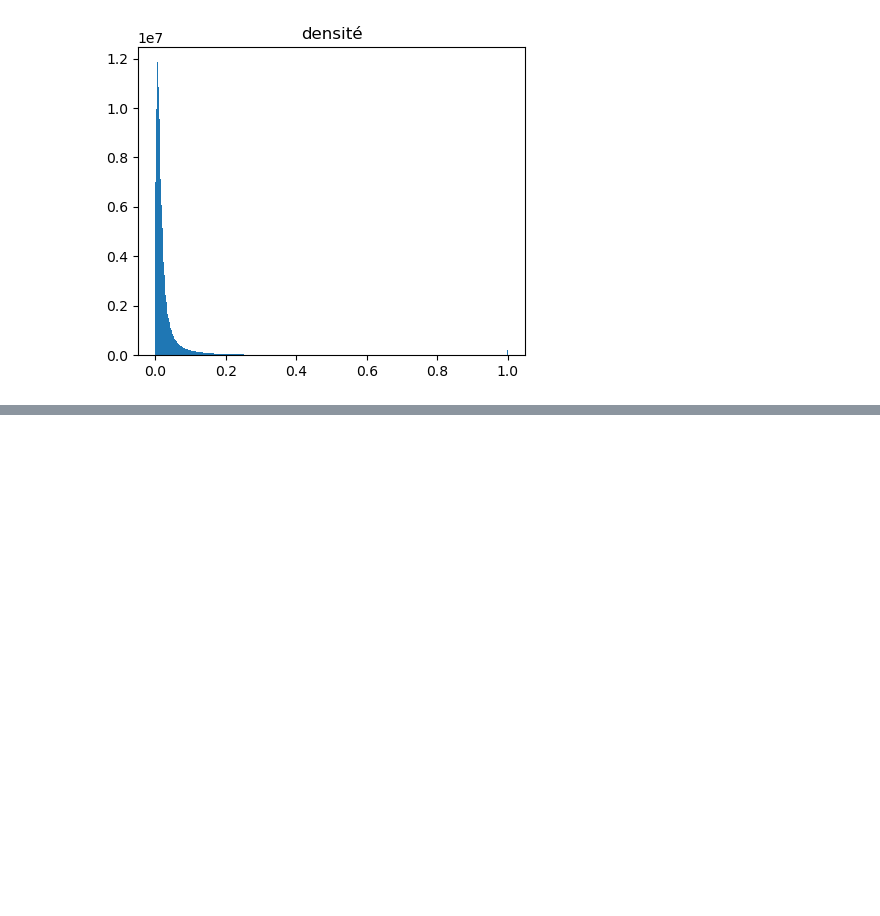
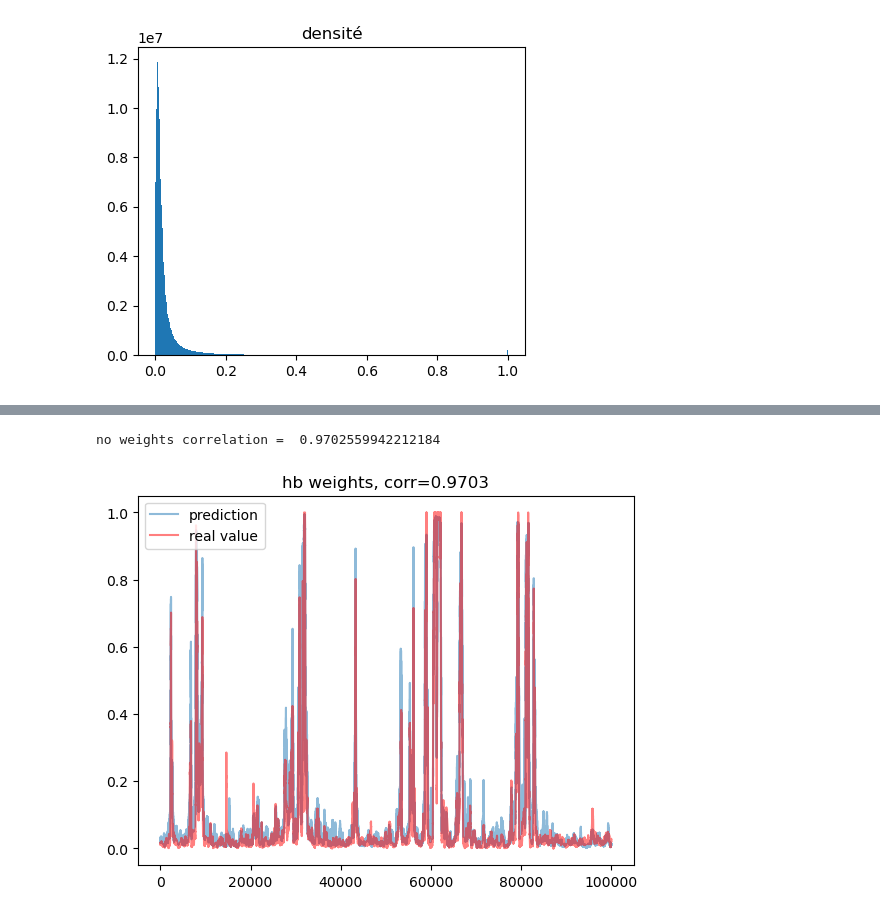
Before and after one commit to floriantilliet/mnhn_internship, a Jupyter notebook: projet1.ipynb, the cells around one changed output, grey strips where cells are left out. Saved outputs shown, nothing was run; the diff lists cells and outputs as text; code cells hidden in the pictures; blank space fills up the shorter version.

```diff
--- a/projet1.ipynb
+++ b/projet1.ipynb
@@ -489,0 +463,3 @@ np.concatenate((np.zeros((1, 2001, 3)), np.ones((1, 2001, 1))), axis=-1).shape
+# %%
+model.load_weights('/home/florian/projet/models/hb_weights/cp.cpkt')
+model2.load_weights('/home/florian/projet/models/new_model/cp.cpkt')
@@ -489,0 +468,10 @@ np.concatenate((np.zeros((1, 2001, 3)), np.ones((1, 2001, 1))), axis=-1).shape
+# %%
+#create dataset for prediction (2L)
+start = 100000
+stop = start + 100_000
+Y_chr2L=val[start:stop]
+chr2L=np.load('/home/florian/projet/r6.16/seq.npz')['2L']
+X_chr2L=[]
+for i in range(start,stop):
+    X_chr2L.append(chr2L[i-1000:i+1001])
+X_chr2L = np.array(X_chr2L)
@@ -489,0 +488,5 @@ np.concatenate((np.zeros((1, 2001, 3)), np.ones((1, 2001, 1))), axis=-1).shape
+# %%
+#pred with old weights
+#pred2L=model.predict(X_chr2L, batch_size=1024)
+#pred with new weights
+pred2L2=model2.predict(X_chr2L, batch_size=1024)
@@ -489,0 +495,15 @@ np.concatenate((np.zeros((1, 2001, 3)), np.ones((1, 2001, 1))), axis=-1).shape
+# %%
+#corr1_2L=np.corrcoef(Y_chr2L[50000:60000].ravel(),pred2L[50000:60000].ravel())[0][1]
+corr2_2L=np.corrcoef(Y_chr2L.ravel(),pred2L2.ravel())[0][1]
+#print('homebrew weights correlation = ' , corr1_2L)
+print('no weights correlation = ' , corr2_2L)
+# %% [output]
+no weights correlation =  0.9702559942212184
+# %%
+plt.plot(pred2L2,alpha=0.5,label="prediction")
+plt.plot(Y_chr2L,alpha=0.5,label="real value",color="red")
+plt.legend()
+plt.title('hb weights, corr=' + str(np.round(corr2_2L,4)))
+plt.show()
+# %% [output]
+[figure, added]
```
Also changed, not shown: parts of 72 cells of this notebook.
